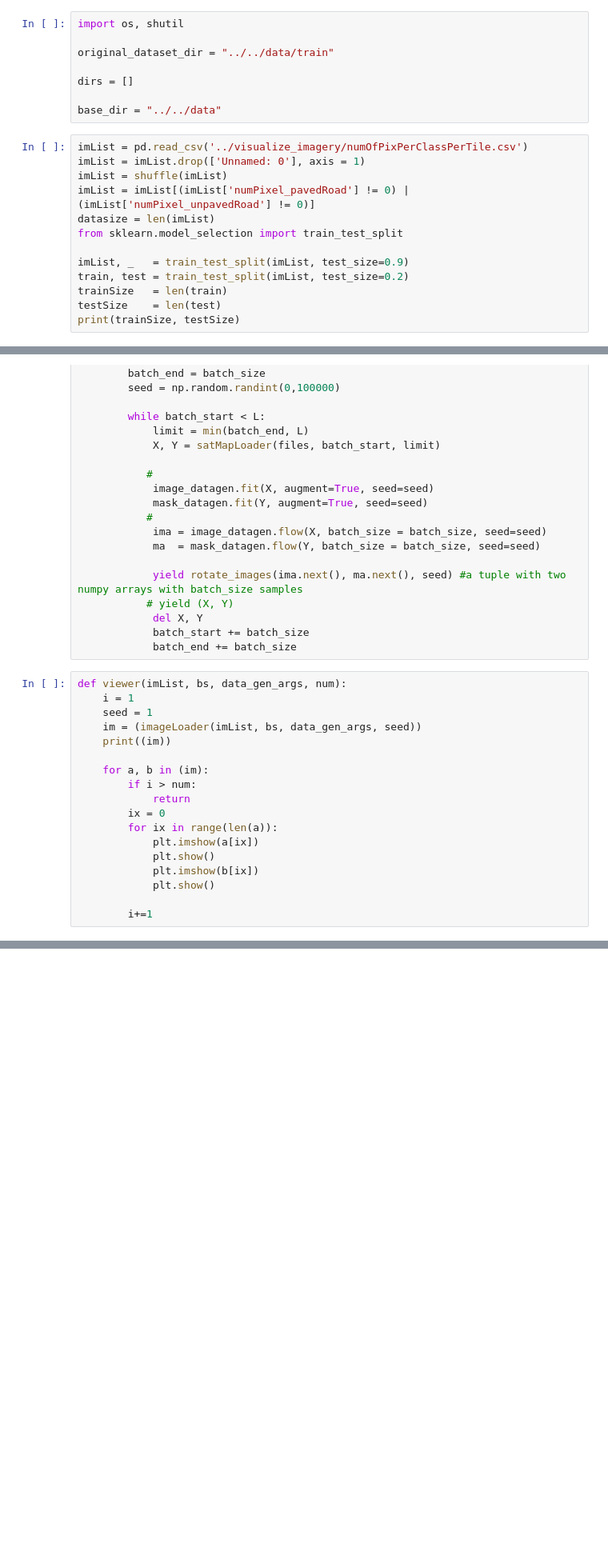
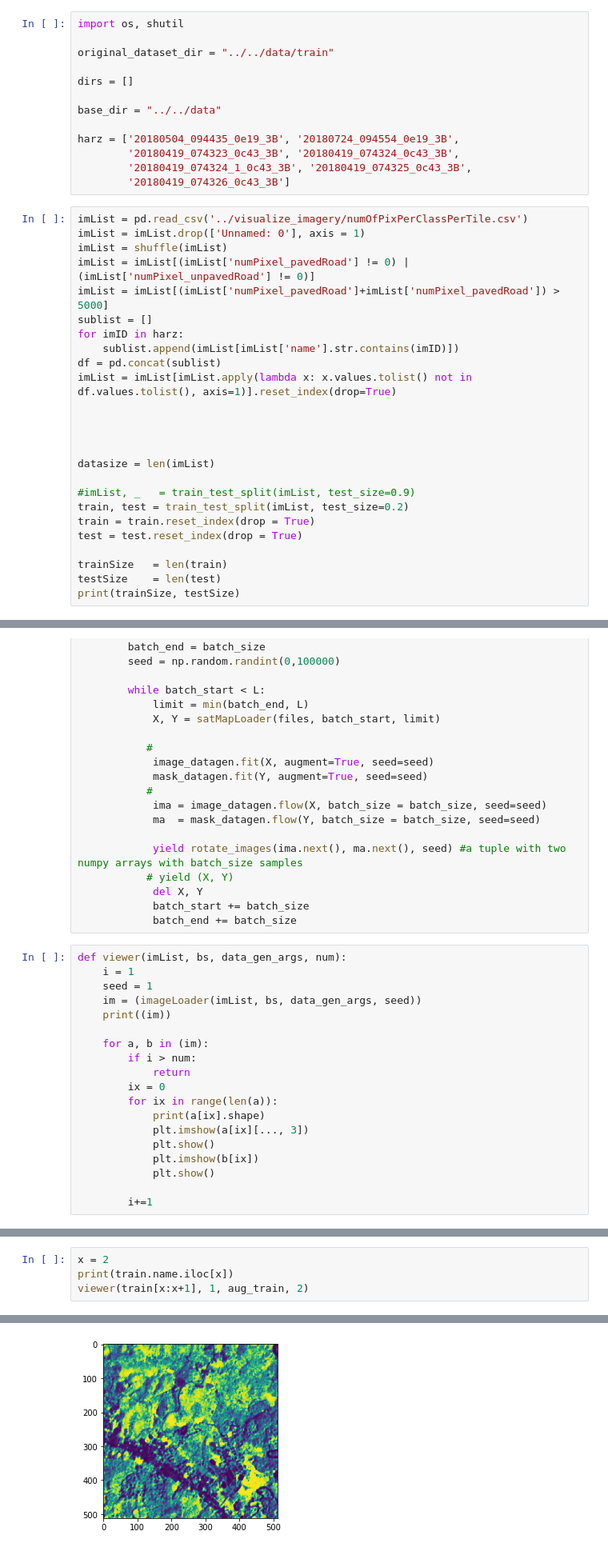
Before and after one commit to BerlinRDT/roaddetection, a Jupyter notebook: notebooks/networks/CNN_Lisa.ipynb, the cells around one changed output, grey strips where cells are left out. Shown at 80% size. Saved outputs shown, nothing was run; the diff lists cells and outputs as text; blank space fills up the shorter version.

```diff
--- a/notebooks/networks/CNN_Lisa.ipynb
+++ b/notebooks/networks/CNN_Lisa.ipynb
@@ -38,16 +41,33 @@ original_dataset_dir = "../../data/train"
 dirs = []
 
 base_dir = "../../data"
+
+harz = ['20180504_094435_0e19_3B', '20180724_094554_0e19_3B',
+        '20180419_074323_0c43_3B', '20180419_074324_0c43_3B',
+        '20180419_074324_1_0c43_3B', '20180419_074325_0c43_3B',
+        '20180419_074326_0c43_3B']
 # %%
 imList = pd.read_csv('../visualize_imagery/numOfPixPerClassPerTile.csv')
 imList = imList.drop(['Unnamed: 0'], axis = 1)
 imList = shuffle(imList)
 imList = imList[(imList['numPixel_pavedRoad'] != 0) | (imList['numPixel_unpavedRoad'] != 0)]
+imList = imList[(imList['numPixel_pavedRoad']+imList['numPixel_pavedRoad']) > 5000]
+sublist = []
+for imID in harz:
+    sublist.append(imList[imList['name'].str.contains(imID)])
+df = pd.concat(sublist)
+imList = imList[imList.apply(lambda x: x.values.tolist() not in df.values.tolist(), axis=1)].reset_index(drop=True)
+
+
+
+
 datasize = len(imList)
-from sklearn.model_selection import train_test_split
 
-imList, _   = train_test_split(imList, test_size=0.9)
+#imList, _   = train_test_split(imList, test_size=0.9)
 train, test = train_test_split(imList, test_size=0.2)
+train = train.reset_index(drop = True)
+test = test.reset_index(drop = True)
+
 trainSize   = len(train)
 testSize    = len(test)
 print(trainSize, testSize)
@@ -135,7 +155,8 @@ def viewer(imList, bs, data_gen_args, num):
             return
         ix = 0
         for ix in range(len(a)):
-            plt.imshow(a[ix])
+            print(a[ix].shape)
+            plt.imshow(a[ix][..., 3])
             plt.show()
             plt.imshow(b[ix])
             plt.show()
@@ -159,0 +165,5 @@ viewer(train[22:24], 2, aug_train, 5)
+# %%
+x = 2
+print(train.name.iloc[x])
+viewer(train[x:x+1], 1, aug_train, 2)
+# %% [output]
@@ -159,0 +173 @@ viewer(train[22:24], 2, aug_train, 5)
+[figure, added]
```
Also changed, not shown: parts of 9 cells of this notebook.
